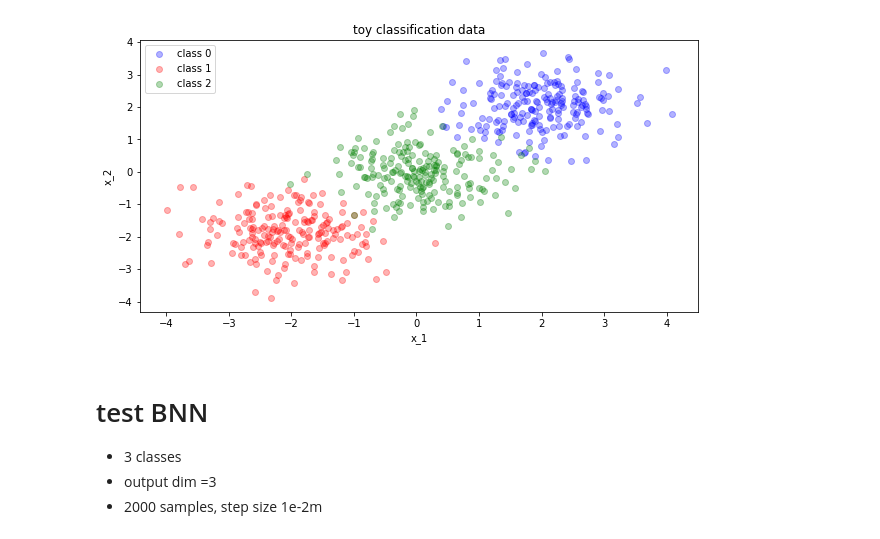
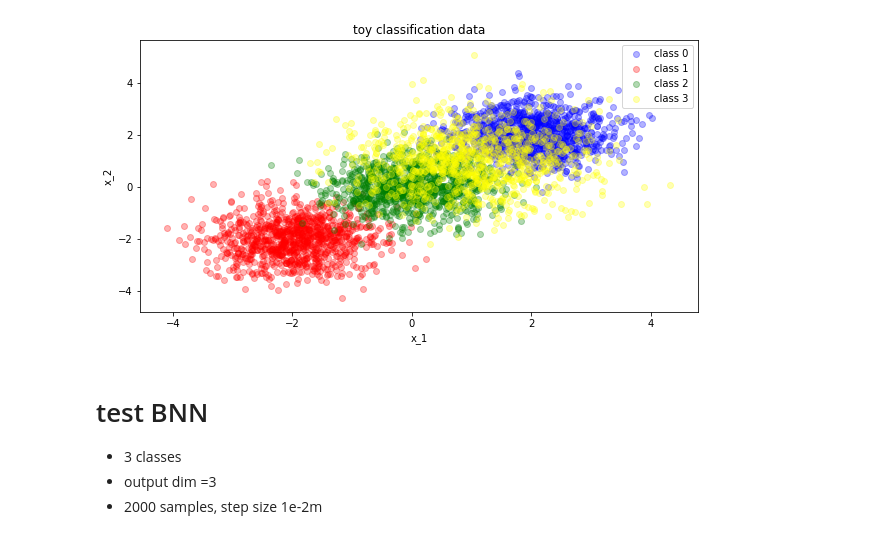
Before and after one commit to DavidAssaraf106/NLM, a Jupyter notebook: Experiments/Test.ipynb, the cells around one changed output. Cells and saved outputs as stored; diff of their text form; code cells hidden in the pictures.

```diff
--- a/Experiments/Test.ipynb
+++ b/Experiments/Test.ipynb
@@ -135,22 +135,25 @@ class Bayesian_logistic_regression:
 # %%
 params_1 = {'mean': [2, 2], 'covariance_matrix': 0.5*np.eye(2)}
 params_2 = {'mean': [-2, -2], 'covariance_matrix': 0.5 * np.eye(2)}
 params_3 = {'mean': [0, 0], 'covariance_matrix': 0.5 * np.eye(2)}
-params = [params_1, params_2,params_3]
-x, y = two_clusters_gaussian(params, 200)
+params_4 = {'mean': [1, 1], 'covariance_matrix': 1 * np.eye(2)}
+
+params = [params_1, params_2,params_3,params_4]
+x, y = two_clusters_gaussian(params, 1000)
 
 fig, ax = plt.subplots(1, 1, figsize=(10, 5))
 ax.scatter(x[y == 0, 0], x[y == 0, 1], alpha=0.3, color='blue', label='class 0')
 ax.scatter(x[y == 1, 0], x[y == 1, 1], alpha=0.3, color='red', label='class 1')
 ax.scatter(x[y == 2, 0], x[y == 2, 1], alpha=0.3, color='green', label='class 2')
+ax.scatter(x[y == 3, 0], x[y == 3, 1], alpha=0.3, color='yellow', label='class 3')
 
 ax.set_xlabel('x_1')
 ax.set_ylabel('x_2')
 ax.set_title('toy classification data')
 ax.legend(loc='best')
 plt.show()
 # %% [output]
-[figure, old version]
+[figure, new version]
 # %% [markdown]
 # test BNN
 * 3 classes
```
Also changed, not shown: parts of 6 cells of this notebook.
